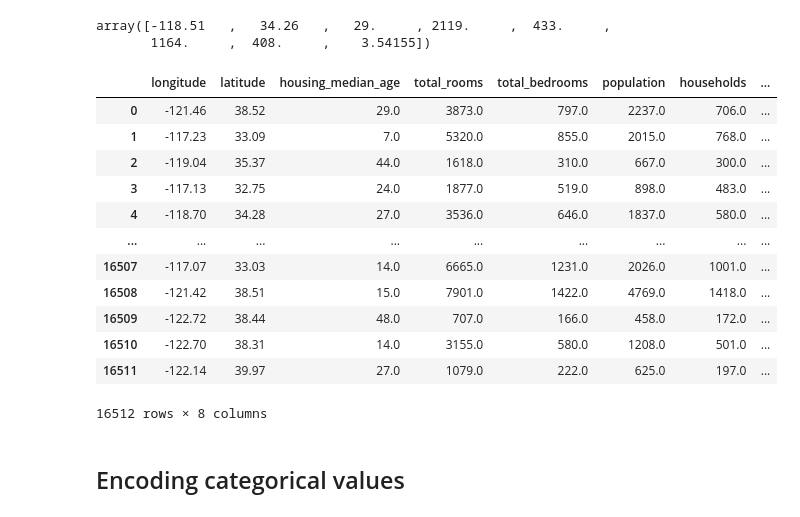
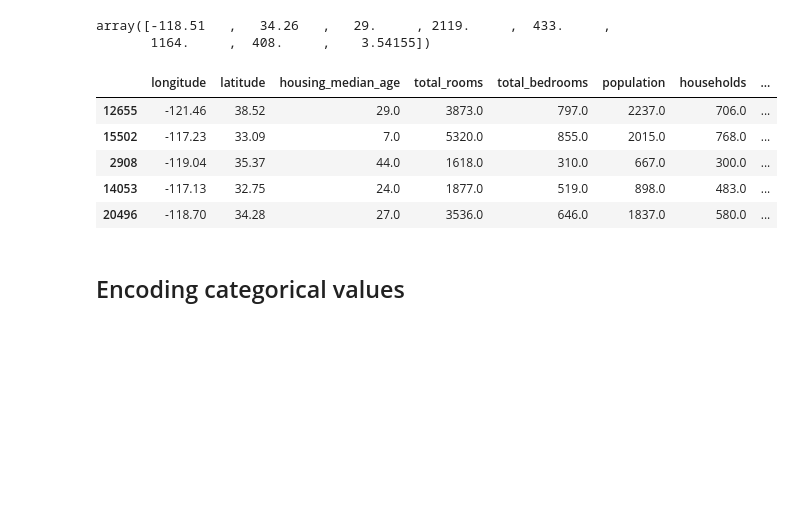
Before and after one commit to Tawheed-tariq/Machine-learning-course, a Jupyter notebook: Real Estate project/main.ipynb, the cells around one changed output. Drawn from its saved outputs; the diff is of its cells as text; code cells hidden in the pictures; blank space fills up the shorter version.

```diff
--- a/Real Estate project/main.ipynb
+++ b/Real Estate project/main.ipynb
@@ -366,22 +400,15 @@ array([-118.51   ,   34.26   ,   29.     , 2119.     ,  433.     ,
 # %%
 X = imputer.transform(housing_num)
 
-housing_tr = pd.DataFrame(X, columns=housing_num.columns)
-housing_tr
+housing_tr = pd.DataFrame(X, columns=housing_num.columns, index=housing_num.index)
+housing_tr.head()
 # %% [output]
 |  | longitude | latitude | housing_median_age | total_rooms | total_bedrooms | population | households | ... |
-| 0 | -121.46 | 38.52 | 29.0 | 3873.0 | 797.0 | 2237.0 | 706.0 | ... |
-| 1 | -117.23 | 33.09 | 7.0 | 5320.0 | 855.0 | 2015.0 | 768.0 | ... |
-| 2 | -119.04 | 35.37 | 44.0 | 1618.0 | 310.0 | 667.0 | 300.0 | ... |
-| 3 | -117.13 | 32.75 | 24.0 | 1877.0 | 519.0 | 898.0 | 483.0 | ... |
-| 4 | -118.70 | 34.28 | 27.0 | 3536.0 | 646.0 | 1837.0 | 580.0 | ... |
-| ... | ... | ... | ... | ... | ... | ... | ... | ... |
-| 16507 | -117.07 | 33.03 | 14.0 | 6665.0 | 1231.0 | 2026.0 | 1001.0 | ... |
-| 16508 | -121.42 | 38.51 | 15.0 | 7901.0 | 1422.0 | 4769.0 | 1418.0 | ... |
-| 16509 | -122.72 | 38.44 | 48.0 | 707.0 | 166.0 | 458.0 | 172.0 | ... |
-| 16510 | -122.70 | 38.31 | 14.0 | 3155.0 | 580.0 | 1208.0 | 501.0 | ... |
-| 16511 | -122.14 | 39.97 | 27.0 | 1079.0 | 222.0 | 625.0 | 197.0 | ... |
+| 12655 | -121.46 | 38.52 | 29.0 | 3873.0 | 797.0 | 2237.0 | 706.0 | ... |
+| 15502 | -117.23 | 33.09 | 7.0 | 5320.0 | 855.0 | 2015.0 | 768.0 | ... |
+| 2908 | -119.04 | 35.37 | 44.0 | 1618.0 | 310.0 | 667.0 | 300.0 | ... |
+| 14053 | -117.13 | 32.75 | 24.0 | 1877.0 | 519.0 | 898.0 | 483.0 | ... |
+| 20496 | -118.70 | 34.28 | 27.0 | 3536.0 | 646.0 | 1837.0 | 580.0 | ... |
-16512 rows × 8 columns
 # %% [markdown]
 ## Encoding categorical values
 # %%
```
Also changed, not shown: parts of 40 cells of this notebook.
